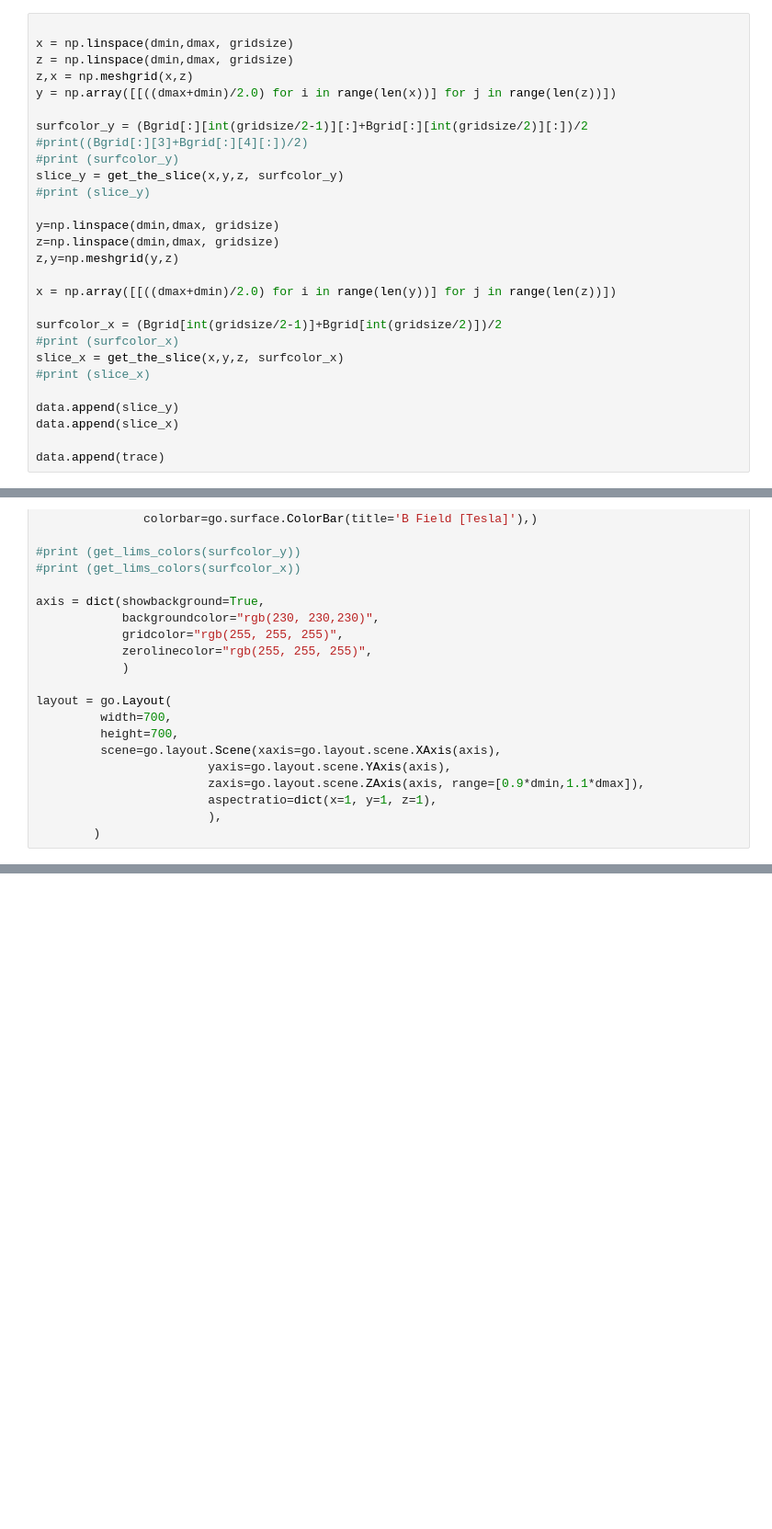
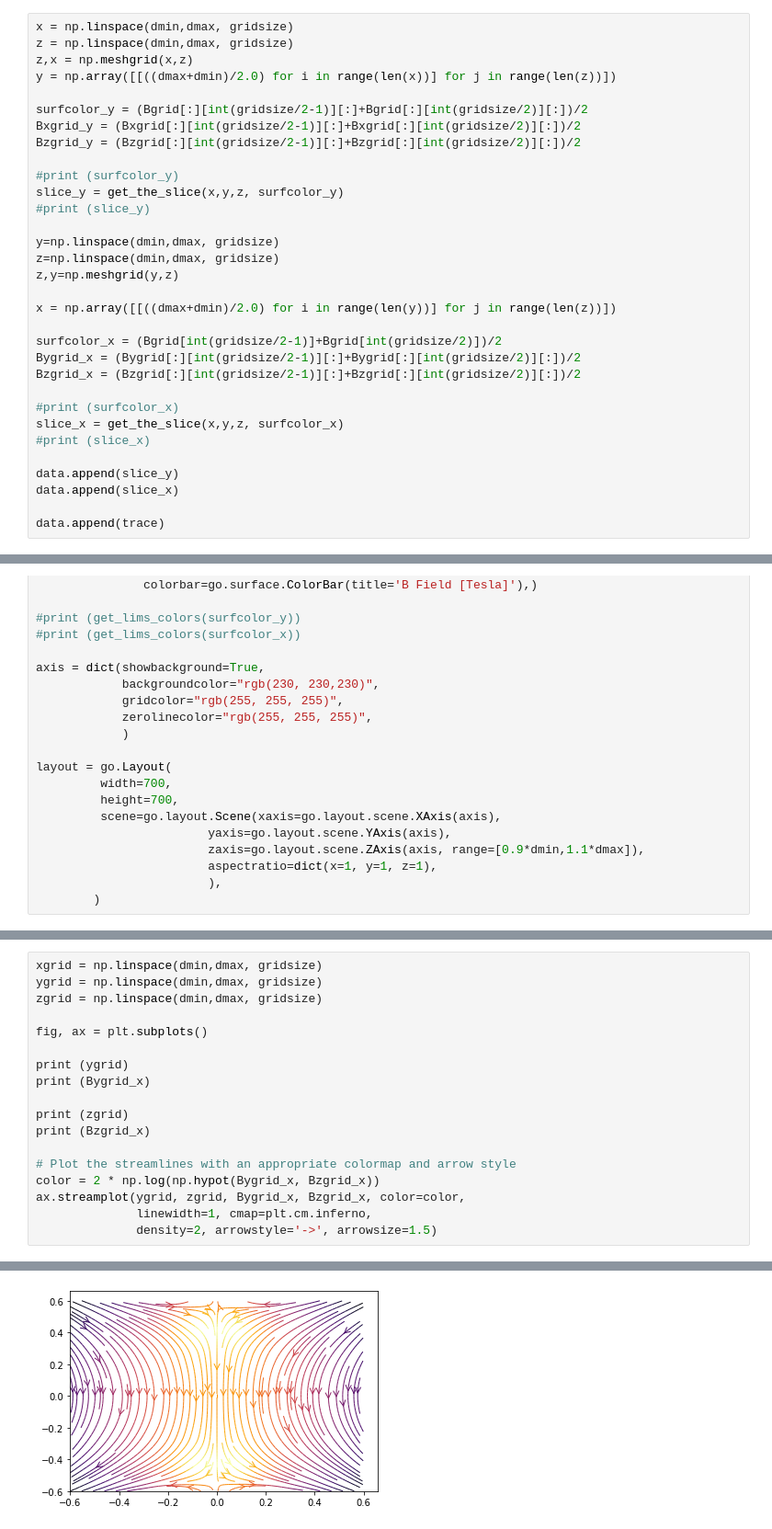
Before and after one commit to brash99/phys202, a Jupyter notebook: magfield/bfield.ipynb, the cells around one changed output, grey strips where cells are left out. Shown at 92% size. Saved outputs shown, nothing was run; the diff lists cells and outputs as text; blank space fills up the shorter version.

```diff
--- a/magfield/bfield.ipynb
+++ b/magfield/bfield.ipynb
@@ -137,14 +143,15 @@ for w in wirelist:
     )
     data.append(trace)
 # %%
-
 x = np.linspace(dmin,dmax, gridsize)
 z = np.linspace(dmin,dmax, gridsize)
 z,x = np.meshgrid(x,z)
 y = np.array([[((dmax+dmin)/2.0) for i in range(len(x))] for j in range(len(z))])
 
 surfcolor_y = (Bgrid[:][int(gridsize/2-1)][:]+Bgrid[:][int(gridsize/2)][:])/2
-#print((Bgrid[:][3]+Bgrid[:][4][:])/2)
+Bxgrid_y = (Bxgrid[:][int(gridsize/2-1)][:]+Bxgrid[:][int(gridsize/2)][:])/2
+Bzgrid_y = (Bzgrid[:][int(gridsize/2-1)][:]+Bzgrid[:][int(gridsize/2)][:])/2
+
 #print (surfcolor_y)
 slice_y = get_the_slice(x,y,z, surfcolor_y)
 #print (slice_y)
@@ -156,6 +163,9 @@ z,y=np.meshgrid(y,z)
 x = np.array([[((dmax+dmin)/2.0) for i in range(len(y))] for j in range(len(z))])
 
 surfcolor_x = (Bgrid[int(gridsize/2-1)]+Bgrid[int(gridsize/2)])/2
+Bygrid_x = (Bygrid[:][int(gridsize/2-1)][:]+Bygrid[:][int(gridsize/2)][:])/2
+Bzgrid_x = (Bzgrid[:][int(gridsize/2-1)][:]+Bzgrid[:][int(gridsize/2)][:])/2
+
 #print (surfcolor_x)
 slice_x = get_the_slice(x,y,z, surfcolor_x)
 #print (slice_x)
@@ -194,3 +204,22 @@ py.iplot(fig)
 # %% [output]
 [interactive output not drawn]
 [interactive output not drawn]
+# %%
+xgrid = np.linspace(dmin,dmax, gridsize)
+ygrid = np.linspace(dmin,dmax, gridsize)
+zgrid = np.linspace(dmin,dmax, gridsize)
+
+fig, ax = plt.subplots()
+
+print (ygrid)
+print (Bygrid_x)
+
+print (zgrid)
+print (Bzgrid_x)
+
+# Plot the streamlines with an appropriate colormap and arrow style
+color = 2 * np.log(np.hypot(Bygrid_x, Bzgrid_x))
+ax.streamplot(ygrid, zgrid, Bygrid_x, Bzgrid_x, color=color,
+              linewidth=1, cmap=plt.cm.inferno,
+              density=2, arrowstyle='->', arrowsize=1.5)
+# %% [output]
@@ -196,0 +244 @@ py.iplot(fig)
+[figure, added]
```
Also changed, not shown: parts of 4 cells of this notebook.
